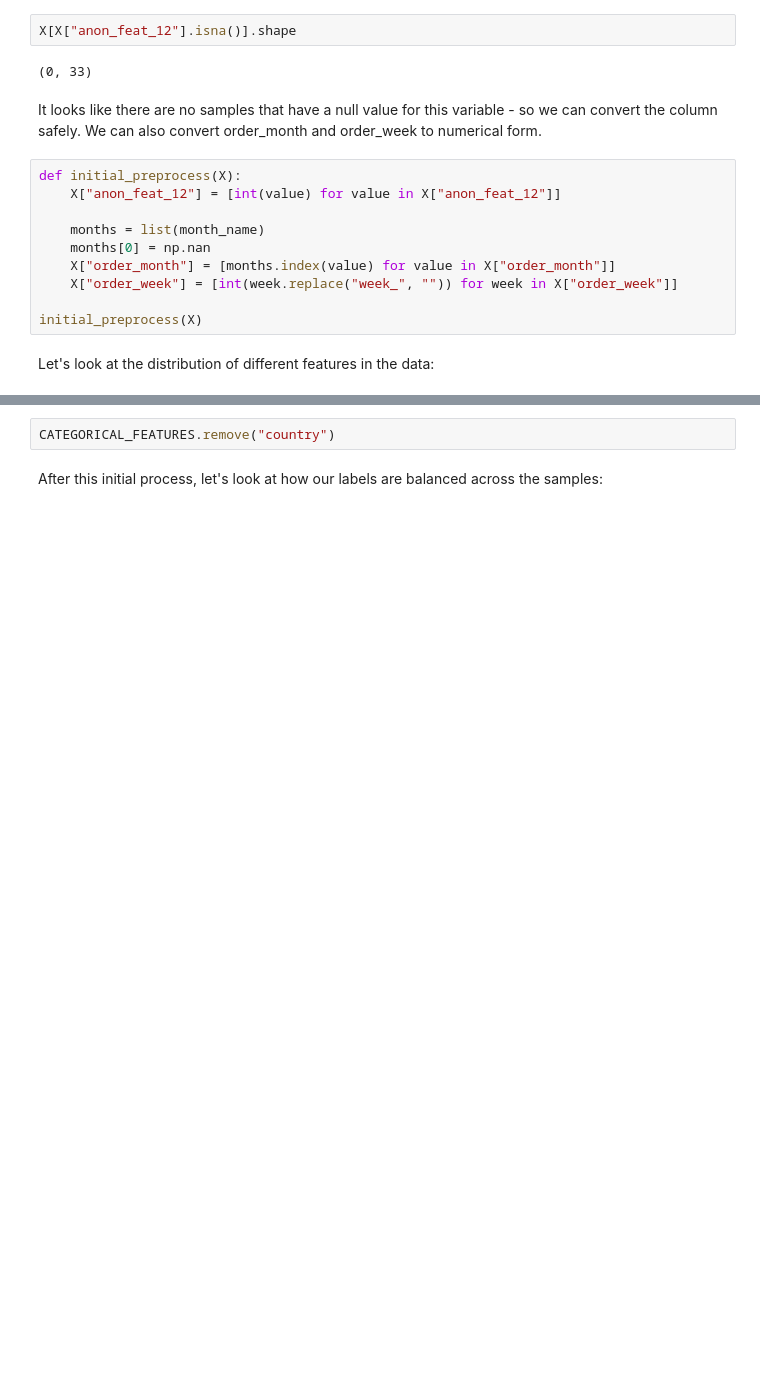
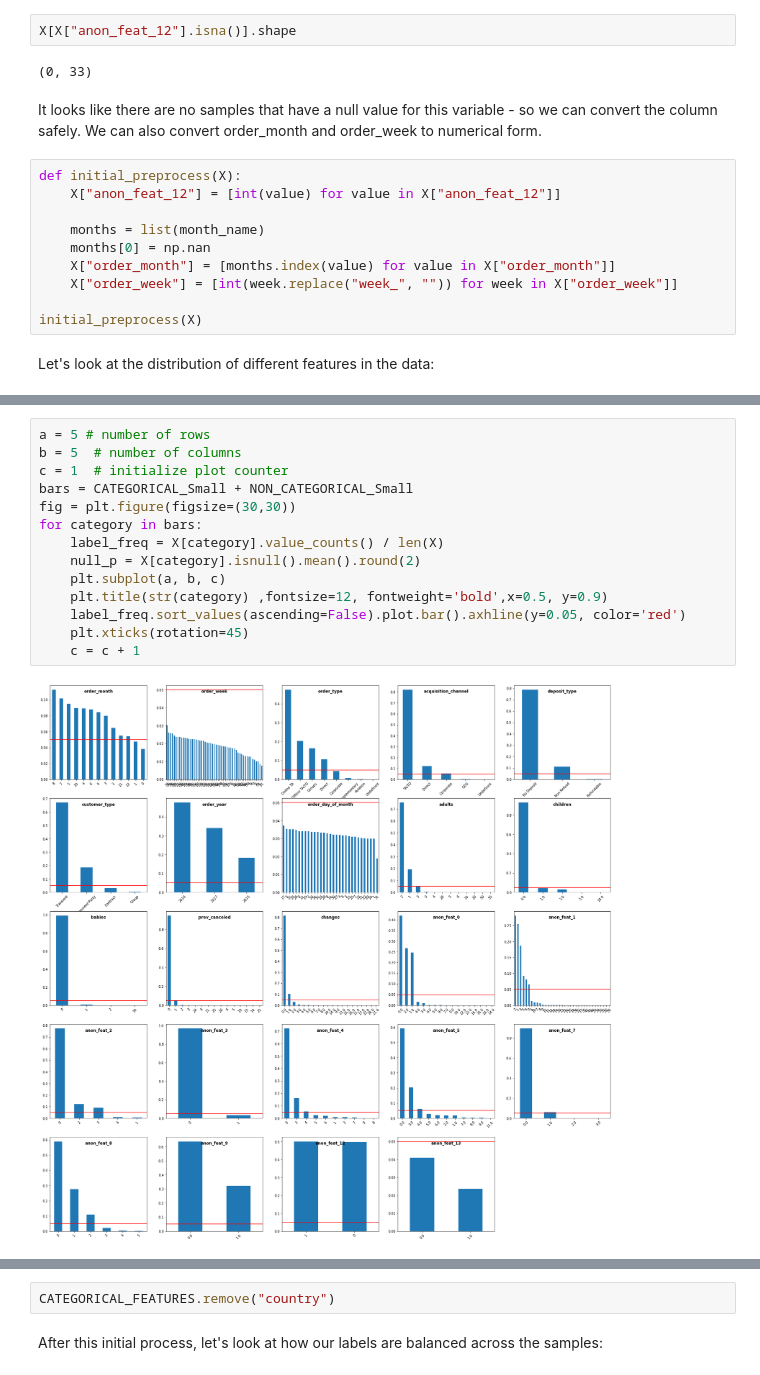
Before and after one commit to ofekinger/ML_Final_Project, a Jupyter notebook: submission.ipynb, the cells around one changed output, grey strips where cells are left out. Drawn from its saved outputs; the diff is of its cells as text; blank space fills up the shorter version.

```diff
--- a/submission.ipynb
+++ b/submission.ipynb
@@ -88 +142,17 @@ Let's look at the distribution of different features in the data:
+# %%
+a = 5 # number of rows
+b = 5  # number of columns
+c = 1  # initialize plot counter
+bars = CATEGORICAL_Small + NON_CATEGORICAL_Small
+fig = plt.figure(figsize=(30,30))
+for category in bars:
+    label_freq = X[category].value_counts() / len(X)
+    null_p = X[category].isnull().mean().round(2)
+    plt.subplot(a, b, c)
+    plt.title(str(category) ,fontsize=12, fontweight='bold',x=0.5, y=0.9)
+    label_freq.sort_values(ascending=False).plot.bar().axhline(y=0.05, color='red')
+    plt.xticks(rotation=45)
+    c = c + 1
+# %% [output]
+[figure, added]
 # %%
```
Also changed, not shown: parts of 31 cells of this notebook.
